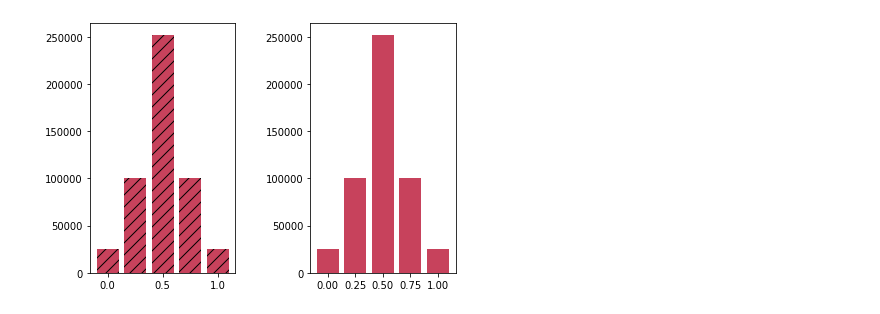
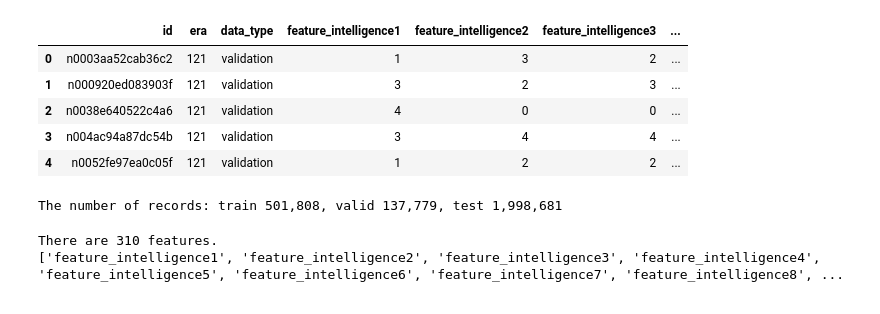
Before and after one commit to arslan-enes/numerai-submission, a Jupyter notebook: numerai.ipynb, the cells around one changed output. Cells and saved outputs as stored; diff of their text form; code cells hidden in the pictures.

```diff
--- a/numerai.ipynb
+++ b/numerai.ipynb
@@ -28,0 +109,5 @@ train.describe()
+# %%
+%%time
+
+# load test
+test = read_data('test')
@@ -28,0 +117,9 @@ train.describe()
+# %%
+test.head()
+# %% [output]
+|  | id | era | data_type | feature_intelligence1 | feature_intelligence2 | feature_intelligence3 | ... |
+| 0 | n0003aa52cab36c2 | 121 | validation | 1 | 3 | 2 | ... |
+| 1 | n000920ed083903f | 121 | validation | 3 | 2 | 3 | ... |
+| 2 | n0038e640522c4a6 | 121 | validation | 4 | 0 | 0 | ... |
+| 3 | n004ac94a87dc54b | 121 | validation | 3 | 4 | 4 | ... |
+| 4 | n0052fe97ea0c05f | 121 | validation | 1 | 2 | 2 | ... |
@@ -29 +132,18 @@ train.describe()
+# %%
+# remove data_type to save memory
+train.drop(columns=["data_type"], inplace=True)
+valid.drop(columns=["data_type"], inplace=True)
+test.drop(columns=["data_type"], inplace=True)
+
+print('The number of records: train {:,}, valid {:,}, test {:,}'.format(train.shape[0], valid.shape[0], test.shape[0]))
+# %% [output]
+The number of records: train 501,808, valid 137,779, test 1,998,681
+# %%
+# features (特徴量)
+features = [f for f in train.columns.values.tolist() if 'feature' in f]
+print('There are {} features.'.format(len(features)))
+print(features)
+# %% [output]
+There are 310 features.
+['feature_intelligence1', 'feature_intelligence2', 'feature_intelligence3', 'feature_intelligence4', 'feature_intelligence5', 'feature_intelligence6', 'feature_intelligence7', 'feature_intelligence8', ...
 # %%
@@ -32,17 +150,0 @@ target = train["target"]
-# %%
-fig, (ax1, ax2) = plt.subplots(1, 2)
-
-labels, counts = np.unique(target, return_counts=True)
-
-ax1.bar(labels,counts,align="center",width=0.2,hatch='//', color=np.array((199, 66, 92))/255)
-plt.gca().set_xticks(labels)
-
-
-ax2.bar(labels,counts,align="center",width=0.2, color=np.array((199, 66, 92))/255)
-plt.gca().set_xticks(labels)
-
-
-plt.tight_layout(w_pad=3)
-plt.show()
-# %% [output]
-[figure, removed]
```
Also changed, not shown: parts of 26 cells of this notebook, 2 other files.
